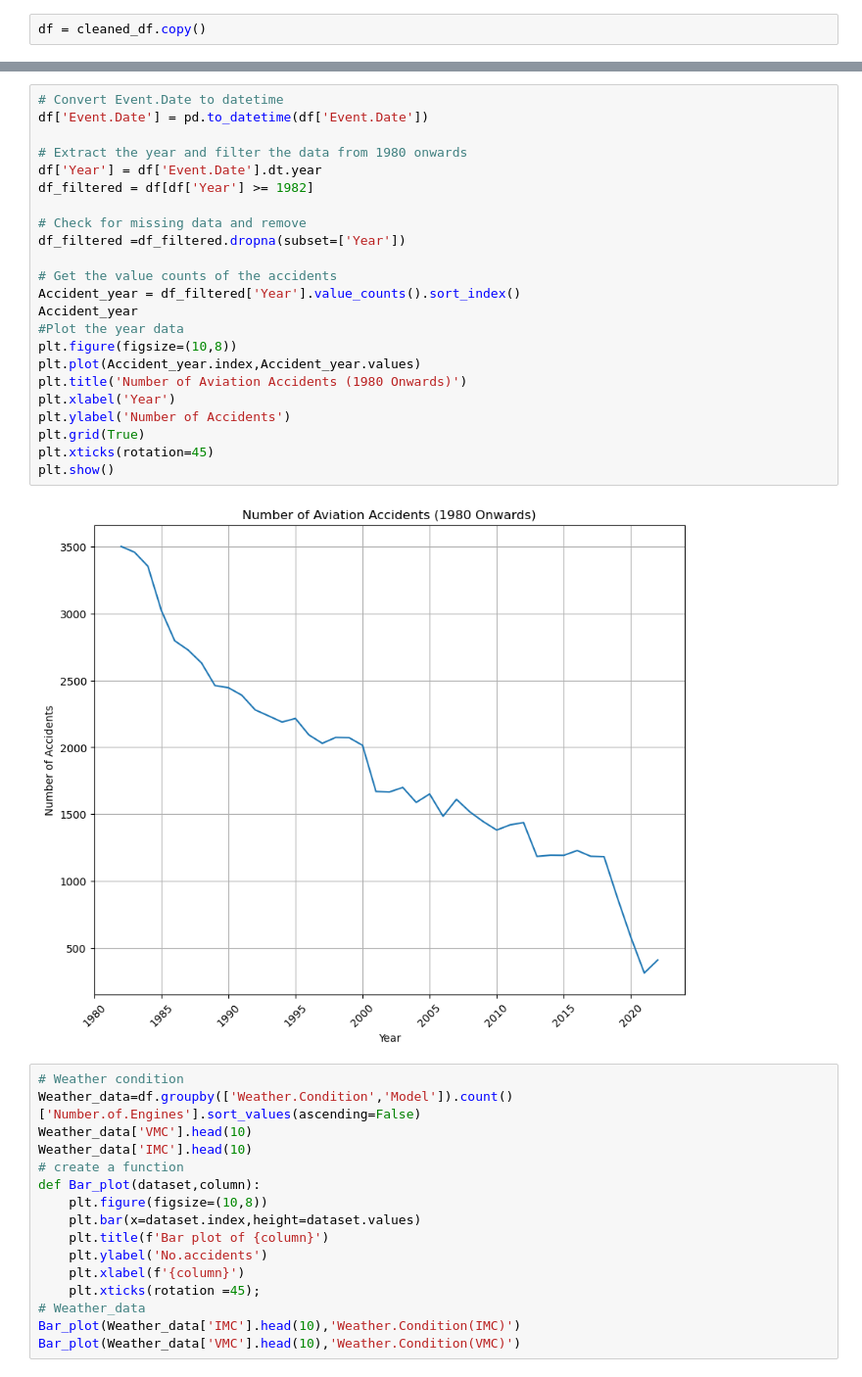
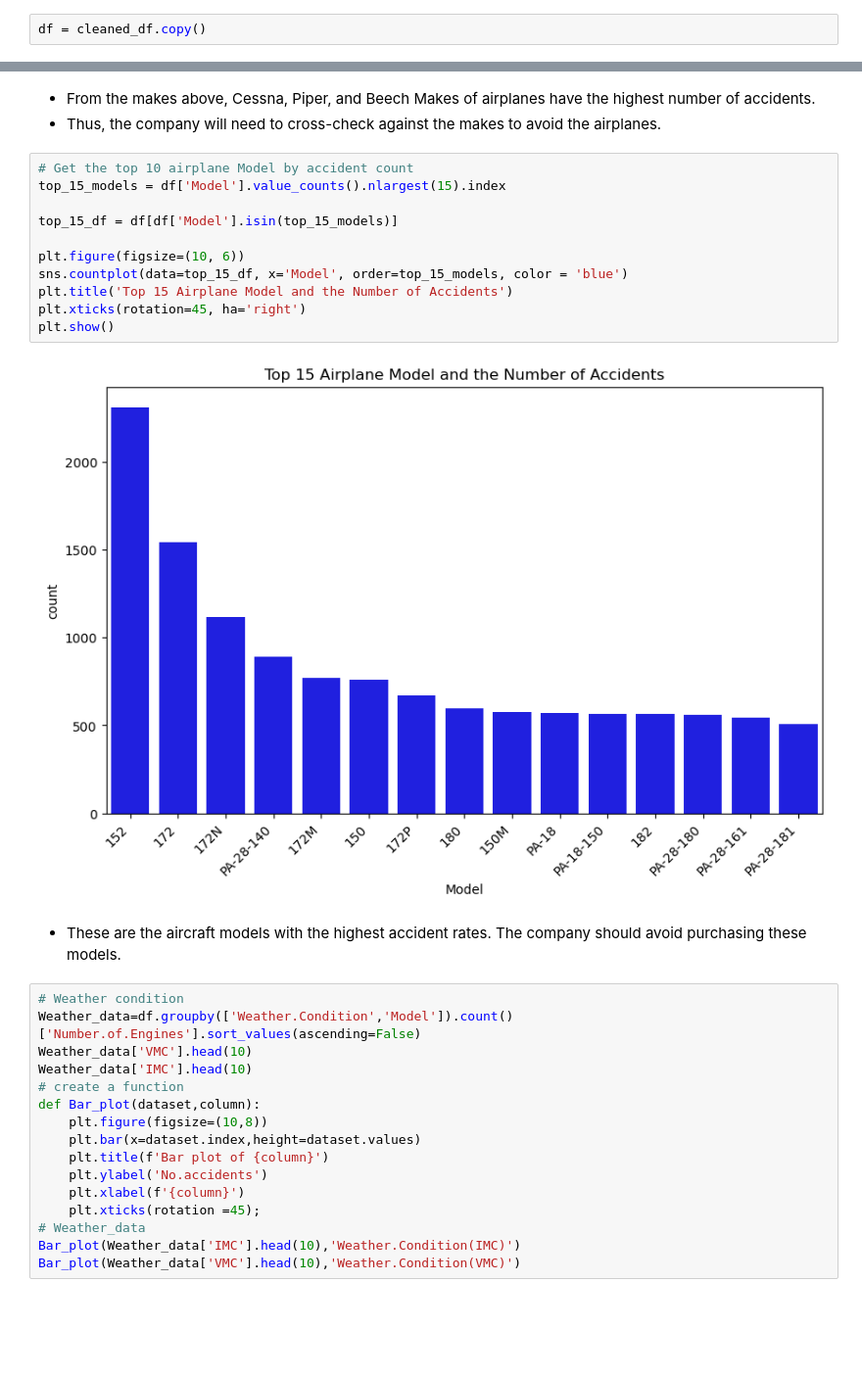
Before and after one commit to StephenMulingwa/Aviation_Business_Project, a Jupyter notebook: student.ipynb, the cells around one changed output, grey strips where cells are left out. Shown at 98% size. Saved outputs shown, nothing was run; the diff lists cells and outputs as text; blank space fills up the shorter version.

```diff
--- a/student.ipynb
+++ b/student.ipynb
@@ -411,28 +352,21 @@ plt.show()
-# %%
-# Convert Event.Date to datetime
-df['Event.Date'] = pd.to_datetime(df['Event.Date'])
-
-# Extract the year and filter the data from 1980 onwards
-df['Year'] = df['Event.Date'].dt.year
-df_filtered = df[df['Year'] >= 1982]
-
-# Check for missing data and remove
-df_filtered =df_filtered.dropna(subset=['Year'])
-
-# Get the value counts of the accidents
-Accident_year = df_filtered['Year'].value_counts().sort_index()
-Accident_year
-#Plot the year data
-plt.figure(figsize=(10,8))
-plt.plot(Accident_year.index,Accident_year.values)
-plt.title('Number of Aviation Accidents (1980 Onwards)')
-plt.xlabel('Year')
-plt.ylabel('Number of Accidents')
-plt.grid(True)
-plt.xticks(rotation=45)
-plt.show()
-# %% [output]
-[figure, removed]
+# %% [markdown]
+* From the makes above, Cessna, Piper, and Beech Makes of airplanes have the highest number of accidents.
+* Thus, the company will need to cross-check against the makes to avoid the airplanes.
+# %%
+# Get the top 10 airplane Model by accident count
+top_15_models = df['Model'].value_counts().nlargest(15).index
+
+top_15_df = df[df['Model'].isin(top_15_models)]
+
+plt.figure(figsize=(10, 6))
+sns.countplot(data=top_15_df, x='Model', order=top_15_models, color = 'blue')
+plt.title('Top 15 Airplane Model and the Number of Accidents')
+plt.xticks(rotation=45, ha='right')
+plt.show()
+# %% [output]
+[figure, added]
+# %% [markdown]
+* These are the aircraft models with the highest accident rates. The company should avoid purchasing these models.
 # %%
 # Weather condition
 Weather_data=df.groupby(['Weather.Condition','Model']).count()['Number.of.Engines'].sort_values(ascending=False)
```
Also changed, not shown: parts of 52 cells of this notebook, 1 other file.
